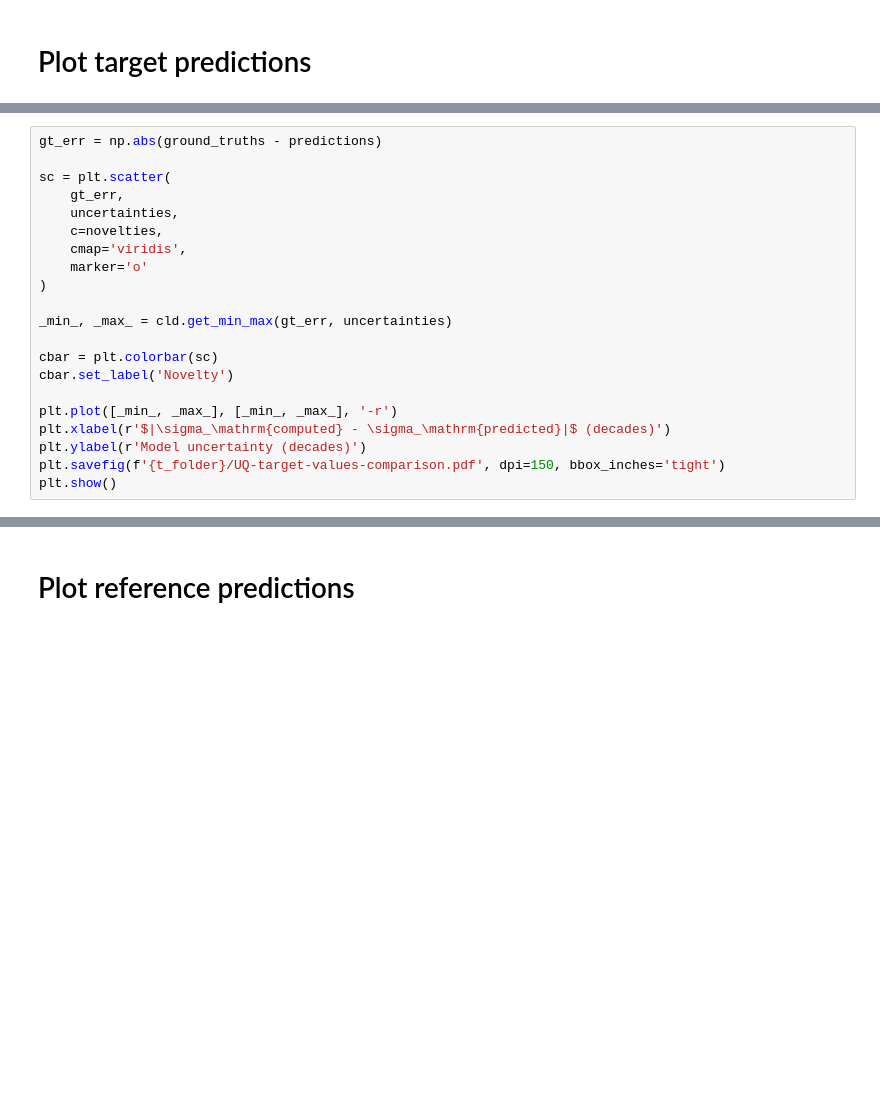
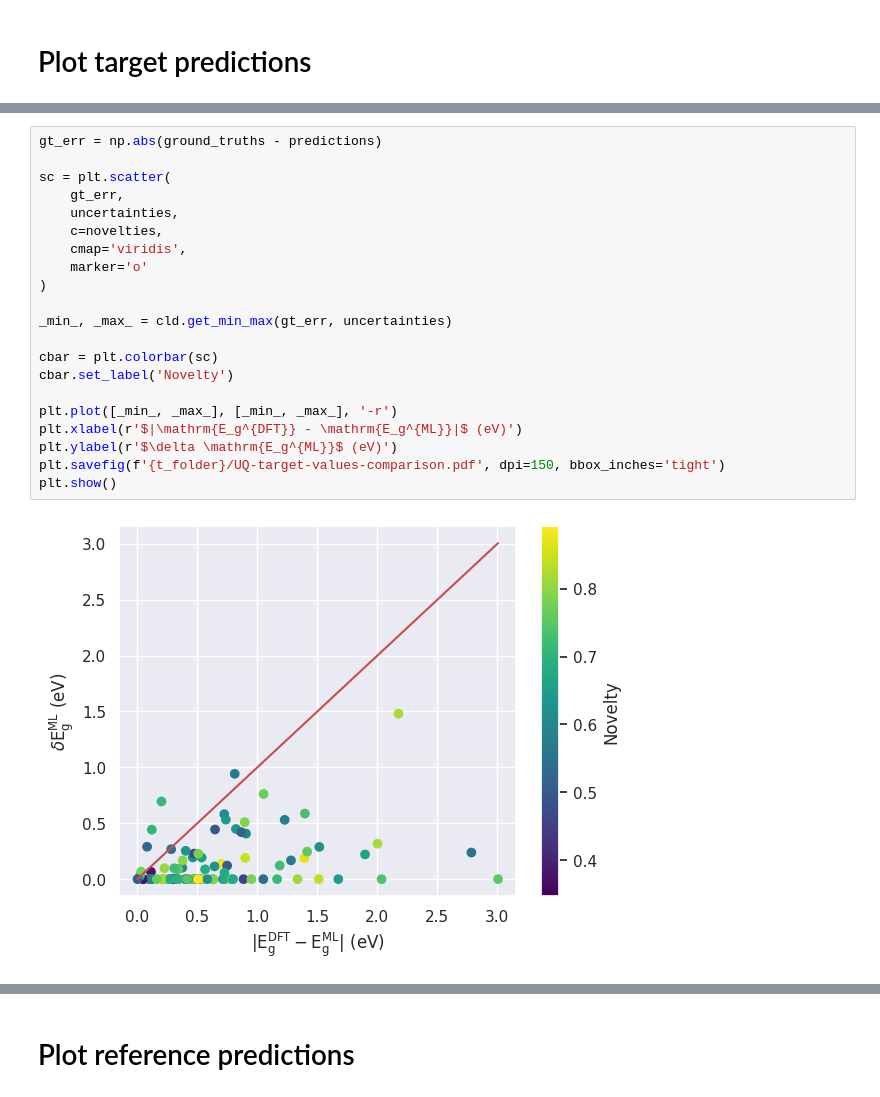
Before and after one commit to CibranLopez/CLUE, a Jupyter notebook: predict-GNN.ipynb, the cells around one changed output, grey strips where cells are left out. Cells and saved outputs as stored; diff of their text form; blank space fills up the shorter version.

```diff
--- a/predict-GNN.ipynb
+++ b/predict-GNN.ipynb
@@ -138,21 +138,23 @@ plt.show()
 # %%
 gt_err = np.abs(ground_truths - predictions)
 
 sc = plt.scatter(
     gt_err,
     uncertainties,
     c=novelties,
     cmap='viridis',
     marker='o'
 )
 
 _min_, _max_ = cld.get_min_max(gt_err, uncertainties)
 
 cbar = plt.colorbar(sc)
 cbar.set_label('Novelty')
 
 plt.plot([_min_, _max_], [_min_, _max_], '-r')
-plt.xlabel(r'$|\sigma_\mathrm{computed} - \sigma_\mathrm{predicted}|$ (decades)')
-plt.ylabel(r'Model uncertainty (decades)')
+plt.xlabel(r'$|\mathrm{E_g^{DFT}} - \mathrm{E_g^{ML}}|$ (eV)')
+plt.ylabel(r'$\delta \mathrm{E_g^{ML}}$ (eV)')
 plt.savefig(f'{t_folder}/UQ-target-values-comparison.pdf', dpi=150, bbox_inches='tight')
 plt.show()
+# %% [output]
+[figure, added]
```
Also changed, not shown: parts of 15 cells of this notebook, 8 other files.
